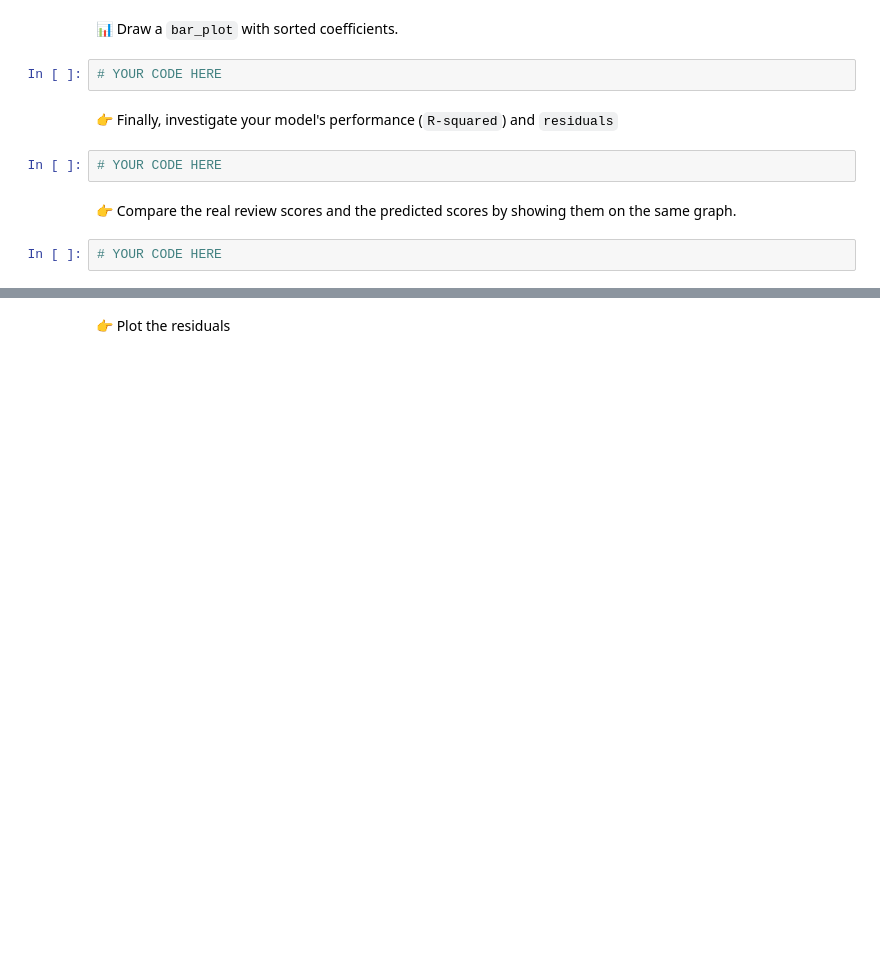
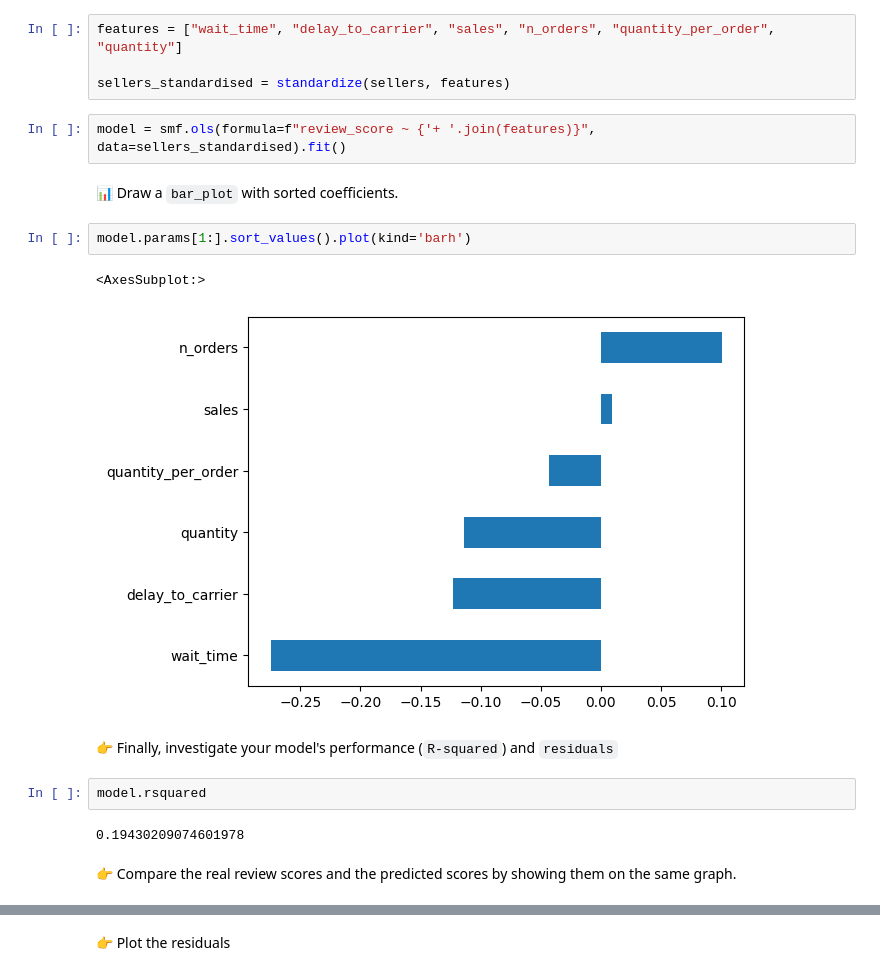
Before and after one commit to multiyumz/data-science-challenges, a Jupyter notebook: data-sellers/sellers.ipynb, the cells around one changed output, grey strips where cells are left out. Drawn from its saved outputs; the diff is of its cells as text; blank space fills up the shorter version.

Commit message:
sellers notebook complete

```diff
--- a/data-sellers/sellers.ipynb
+++ b/data-sellers/sellers.ipynb
@@ -260,12 +257,21 @@ def standardize(df, features):
+# %%
+features = ["wait_time", "delay_to_carrier", "sales", "n_orders", "quantity_per_order", "quantity"]
+
+sellers_standardised = standardize(sellers, features)
+# %%
+model = smf.ols(formula=f"review_score ~ {'+ '.join(features)}", data=sellers_standardised).fit()
 # %% [markdown]
 📊 Draw a `bar_plot` with sorted coefficients.
-# %%
-# YOUR CODE HERE
+# %%
+model.params[1:].sort_values().plot(kind='barh')
+# %% [output]
+<AxesSubplot:>
+[figure, added]
 # %% [markdown]
 👉 Finally, investigate your model's performance (`R-squared`) and `residuals`
-# %%
-# YOUR CODE HERE
+# %%
+model.rsquared
+# %% [output]
+0.19430209074601978
 # %% [markdown]
 👉 Compare the real review scores and the predicted scores by showing them on the same graph.
-# %%
-# YOUR CODE HERE
```
Also changed, not shown: parts of 13 cells of this notebook.
